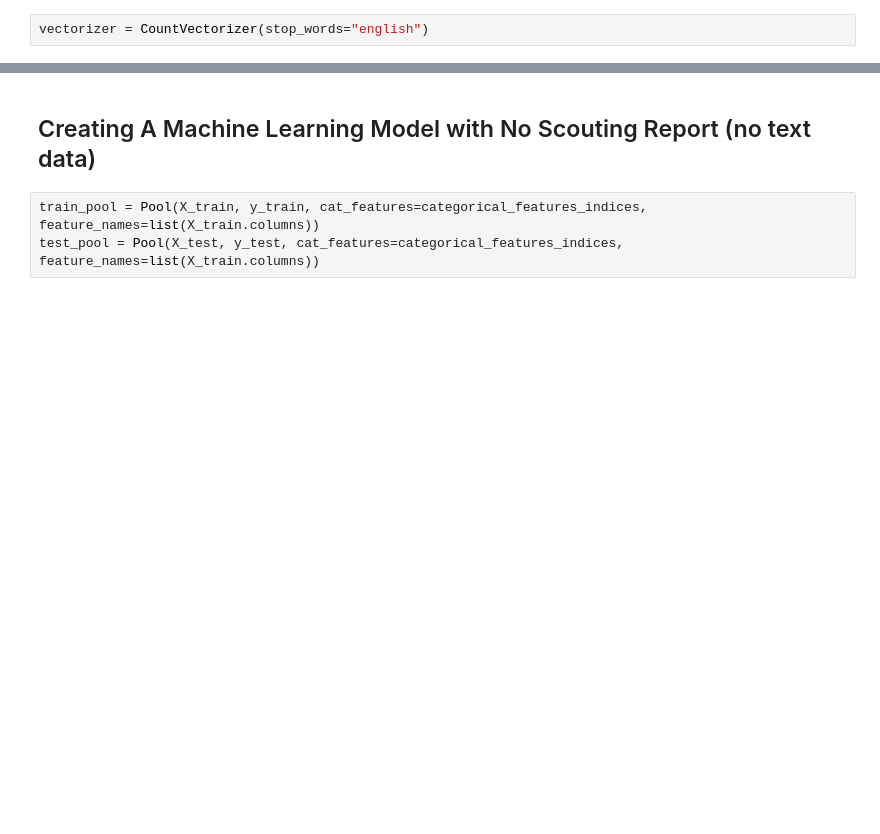
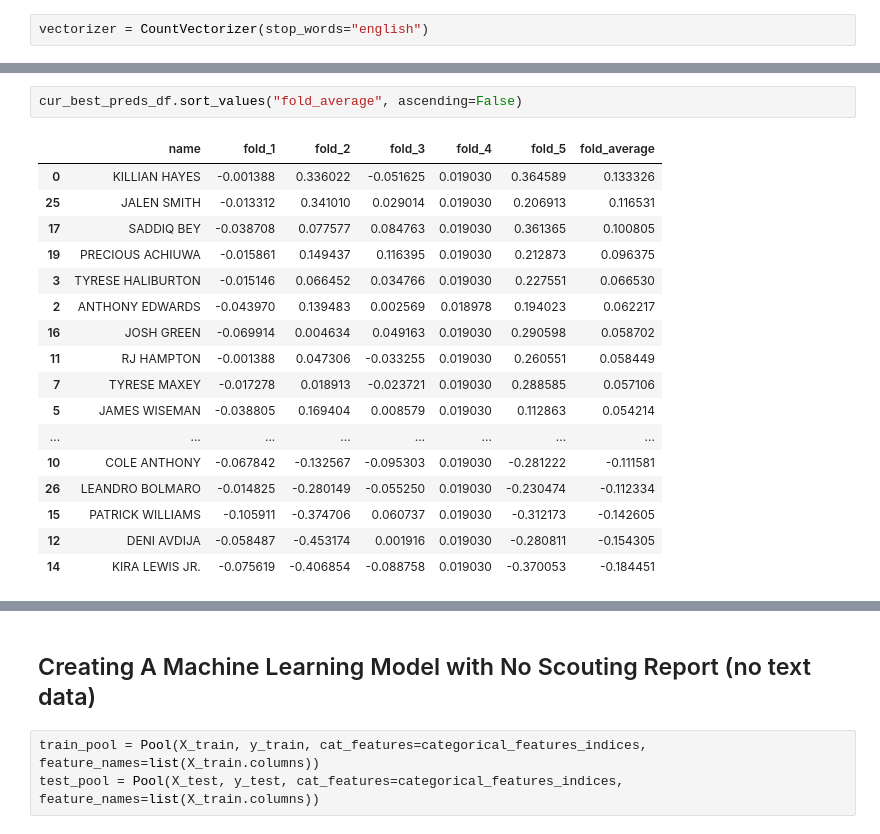
Before and after one commit to trumandaniels/trumandaniels-nba_draft_text_similarity, a Jupyter notebook: textsimilarityscore.ipynb, the cells around one changed output, grey strips where cells are left out. Drawn from its saved outputs; the diff is of its cells as text; blank space fills up the shorter version.

```diff
--- a/textsimilarityscore.ipynb
+++ b/textsimilarityscore.ipynb
@@ -187,0 +562,20 @@ len(X_test)
+# %%
+cur_best_preds_df.sort_values("fold_average", ascending=False)
+# %% [output]
+|  | name | fold_1 | fold_2 | fold_3 | fold_4 | fold_5 | fold_average |
+| 0 | KILLIAN HAYES | -0.001388 | 0.336022 | -0.051625 | 0.019030 | 0.364589 | 0.133326 |
+| 25 | JALEN SMITH | -0.013312 | 0.341010 | 0.029014 | 0.019030 | 0.206913 | 0.116531 |
+| 17 | SADDIQ BEY | -0.038708 | 0.077577 | 0.084763 | 0.019030 | 0.361365 | 0.100805 |
+| 19 | PRECIOUS ACHIUWA | -0.015861 | 0.149437 | 0.116395 | 0.019030 | 0.212873 | 0.096375 |
+| 3 | TYRESE HALIBURTON | -0.015146 | 0.066452 | 0.034766 | 0.019030 | 0.227551 | 0.066530 |
+| 2 | ANTHONY EDWARDS | -0.043970 | 0.139483 | 0.002569 | 0.018978 | 0.194023 | 0.062217 |
+| 16 | JOSH GREEN | -0.069914 | 0.004634 | 0.049163 | 0.019030 | 0.290598 | 0.058702 |
+| 11 | RJ HAMPTON | -0.001388 | 0.047306 | -0.033255 | 0.019030 | 0.260551 | 0.058449 |
+| 7 | TYRESE MAXEY | -0.017278 | 0.018913 | -0.023721 | 0.019030 | 0.288585 | 0.057106 |
+| 5 | JAMES WISEMAN | -0.038805 | 0.169404 | 0.008579 | 0.019030 | 0.112863 | 0.054214 |
+| ... | ... | ... | ... | ... | ... | ... | ... |
+| 10 | COLE ANTHONY | -0.067842 | -0.132567 | -0.095303 | 0.019030 | -0.281222 | -0.111581 |
+| 26 | LEANDRO BOLMARO | -0.014825 | -0.280149 | -0.055250 | 0.019030 | -0.230474 | -0.112334 |
+| 15 | PATRICK WILLIAMS | -0.105911 | -0.374706 | 0.060737 | 0.019030 | -0.312173 | -0.142605 |
+| 12 | DENI AVDIJA | -0.058487 | -0.453174 | 0.001916 | 0.019030 | -0.280811 | -0.154305 |
+| 14 | KIRA LEWIS JR. | -0.075619 | -0.406854 | -0.088758 | 0.019030 | -0.370053 | -0.184451 |
```
Also changed, not shown: parts of 24 cells of this notebook.
